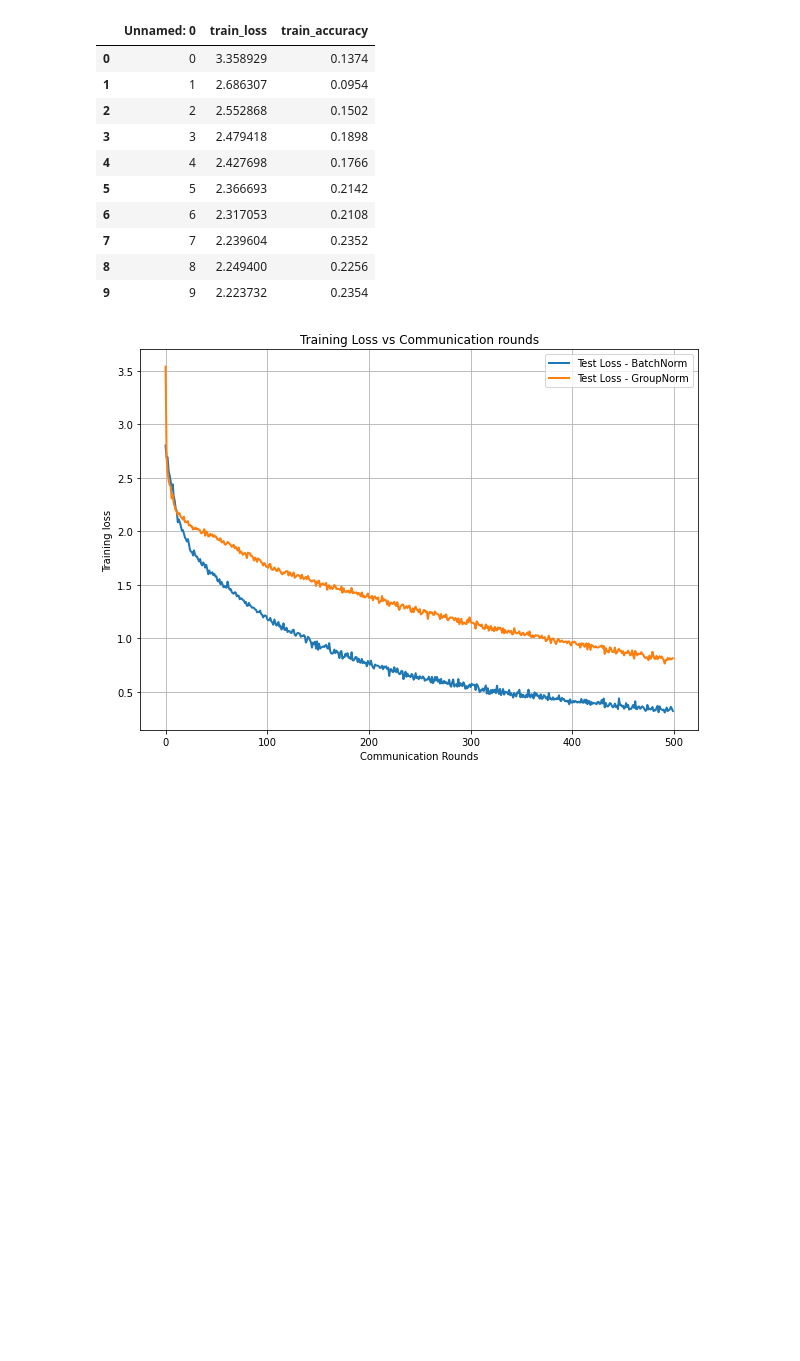
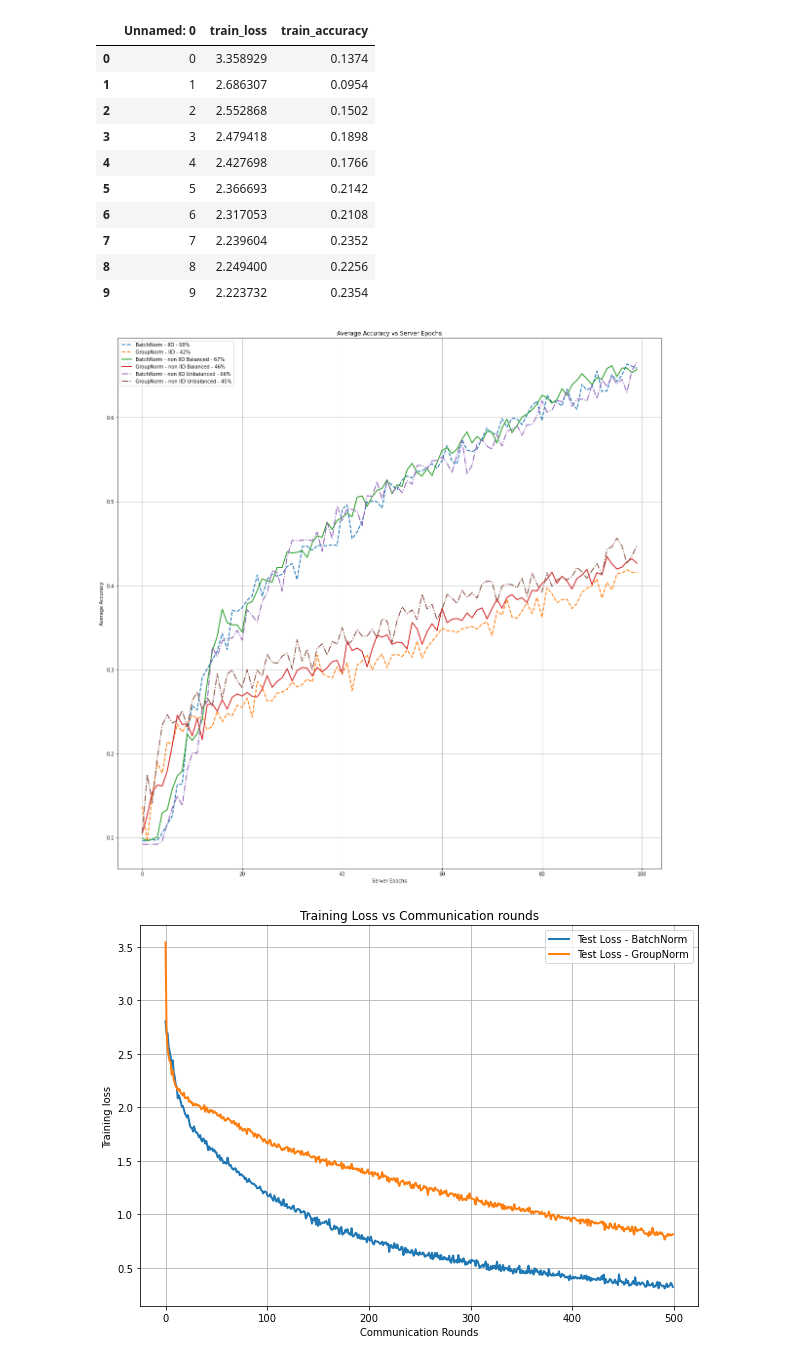
Before and after one commit to dadodimauro/MLDL-Federated-Learning, a Jupyter notebook: plot.ipynb, the cells around one changed output. Drawn from its saved outputs; the diff is of its cells as text; code cells hidden in the pictures; blank space fills up the shorter version.

Commit message:
plotted data distribution

```diff
--- a/plot.ipynb
+++ b/plot.ipynb
@@ -2,9 +2,9 @@
 import pandas as pd
 import matplotlib.pyplot as plt
 
-data_groupNorm_iid1_unbalanced0 = pd.read_csv("fedAVG_results/ResNet50_100_sgd_lr_[0.001]_C[0.1]_iid[1]_unbalanced[0]_E[1]_B[10]_BatchNorm_numGroups[0].csv")
-data_groupNorm_iid0_unbalanced0 = pd.read_csv("fedAVG_results/ResNet50_100_sgd_lr_[0.001]_C[0.1]_iid[0]_unbalanced[0]_E[1]_B[10]_BatchNorm_numGroups[0].csv")
-data_groupNorm_iid0_unbalanced1 = pd.read_csv("fedAVG_results/ResNet50_100_sgd_lr_[0.001]_C[0.1]_iid[0]_unbalanced[1]_E[1]_B[10]_BatchNorm_numGroups[0].csv")
+data_batchNorm_iid1_unbalanced0 = pd.read_csv("fedAVG_results/ResNet50_100_sgd_lr_[0.001]_C[0.1]_iid[1]_unbalanced[0]_E[1]_B[10]_BatchNorm_numGroups[0].csv")
+data_batchNorm_iid0_unbalanced0 = pd.read_csv("fedAVG_results/ResNet50_100_sgd_lr_[0.001]_C[0.1]_iid[0]_unbalanced[0]_E[1]_B[10]_BatchNorm_numGroups[0].csv")
+data_batchNorm_iid0_unbalanced1 = pd.read_csv("fedAVG_results/ResNet50_100_sgd_lr_[0.001]_C[0.1]_iid[0]_unbalanced[1]_E[1]_B[10]_BatchNorm_numGroups[0].csv")
 data_groupNorm_iid1_unbalanced0 = pd.read_csv("fedAVG_results/ResNet50_100_sgd_lr_[0.001]_C[0.1]_iid[1]_unbalanced[0]_E[1]_B[10]_GroupNorm_numGroups[4].csv")
 data_groupNorm_iid0_unbalanced0 = pd.read_csv("fedAVG_results/ResNet50_100_sgd_lr_[0.001]_C[0.1]_iid[0]_unbalanced[0]_E[1]_B[10]_GroupNorm_numGroups[4].csv")
 data_groupNorm_iid0_unbalanced1 = pd.read_csv("fedAVG_results/ResNet50_100_sgd_lr_[0.001]_C[0.1]_iid[0]_unbalanced[1]_E[1]_B[10]_GroupNorm_numGroups[4].csv")
@@ -53,6 +61,36 @@ local_batch_size = 10 # batch size of local updates in each user
 lr = 0.001 # learning rate
 local_epochs = 1
 loss_function = "CrossEntropyLoss"
+# %%
+normalization_type = "GroupNorm" #BatchNorm or GroupNorm
+
+fig, ax = plt.subplots(figsize=(20, 20))
+
+ax.plot(range(len(train_acc_batchNorm_iid1_unbalanced0)), train_acc_batchNorm_iid1_unbalanced0, linewidth=2, linestyle='--', label="BatchNorm - IID - 68%")
+ax.plot(range(len(train_acc_groupNorm_iid1_unbalanced0)), train_acc_groupNorm_iid1_unbalanced0, linewidth=2, linestyle='--', label="GroupNorm - IID - 42%")
+
+ax.plot(range(len(train_acc_batchNorm_iid0_unbalanced0)), train_acc_batchNorm_iid0_unbalanced0, linewidth=2, linestyle='-', label="BatchNorm - non IID Balanced - 67%")
+ax.plot(range(len(train_acc_groupNorm_iid0_unbalanced0)), train_acc_groupNorm_iid0_unbalanced0, linewidth=2, linestyle='-', label="GroupNorm - non IID Balanced - 46%")
+
+ax.plot(range(len(train_acc_batchNorm_iid0_unbalanced1)), train_acc_batchNorm_iid0_unbalanced1, linewidth=2, linestyle='-.', label="BatchNorm - non IID Unbalanced - 66%")
+ax.plot(range(len(train_acc_groupNorm_iid0_unbalanced1)), train_acc_groupNorm_iid0_unbalanced1, linewidth=2, linestyle='-.', label="GroupNorm - non IID Unbalanced - 45%")
+
+
+plt.title("Average Accuracy vs Server Epochs")
+plt.ylabel('Average Accuracy')
+plt.xlabel('Server Epochs')
+
+ax.legend()
+ax.grid()
+
+# file_name = '{}_{}_lr_[{}]_C[{}]_iid[{}]_E[{}]_B[{}]_loss.png'.format(
+#     "ResNet50", n_epochs, lr, frac, iid,
+#     local_epochs, local_batch_size)
+# plt.savefig("fedAVG_summary_results.png")
+
+plt.show()
+# %% [output]
+[figure, added]
 # %%
 # normalization_type = "GroupNorm" #BatchNorm or GroupNorm
 #
```
Also changed, not shown: parts of 2 cells of this notebook, 9 other files.
